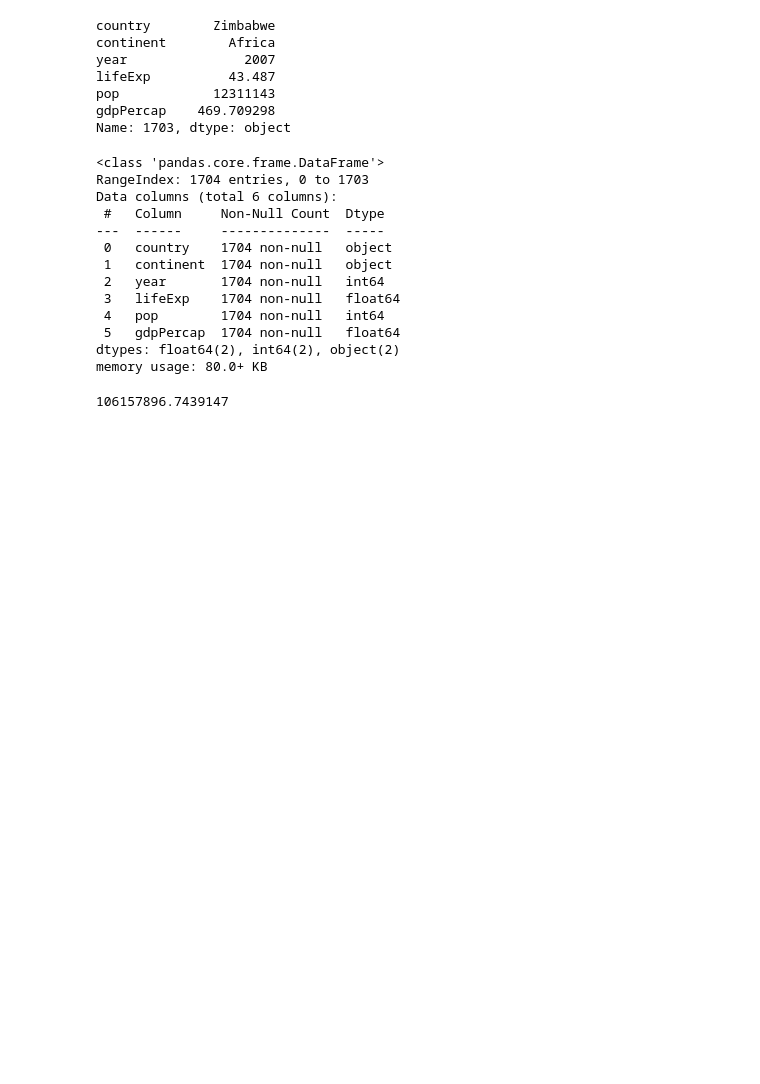
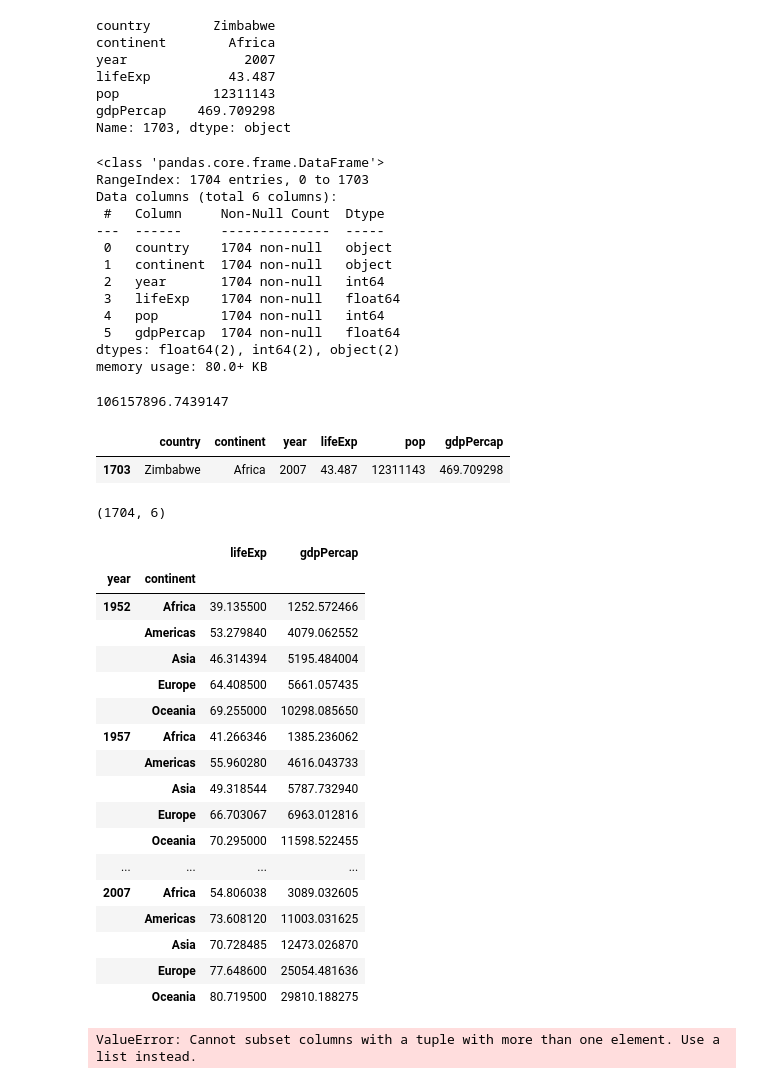
Before and after one commit to shimseonjo1/python_test_code, a Jupyter notebook: 04_pandas/2장.ipynb, the cells around one changed output. Cells and saved outputs as stored; diff of their text form; code cells hidden in the pictures; blank space fills up the shorter version.

```diff
--- a/04_pandas/2장.ipynb
+++ b/04_pandas/2장.ipynb
@@ -164,3 +164,37 @@ memory usage: 80.0+ KB
 df['pop'].std()
 # %% [output]
 106157896.7439147
+# %%
+df.tail(1)
+# %% [output]
+|  | country | continent | year | lifeExp | pop | gdpPercap |
+| 1703 | Zimbabwe | Africa | 2007 | 43.487 | 12311143 | 469.709298 |
+# %%
+df.shape
+# %% [output]
+(1704, 6)
+# %%
+df.groupby(['year','continent'])[['lifeExp','gdpPercap']].mean()
+# %% [output]
+|  |  | lifeExp | gdpPercap |
+| year | continent |  |  |
+| 1952 | Africa | 39.135500 | 1252.572466 |
+|  | Americas | 53.279840 | 4079.062552 |
+|  | Asia | 46.314394 | 5195.484004 |
+|  | Europe | 64.408500 | 5661.057435 |
+|  | Oceania | 69.255000 | 10298.085650 |
+| 1957 | Africa | 41.266346 | 1385.236062 |
+|  | Americas | 55.960280 | 4616.043733 |
+|  | Asia | 49.318544 | 5787.732940 |
+|  | Europe | 66.703067 | 6963.012816 |
+|  | Oceania | 70.295000 | 11598.522455 |
+| ... | ... | ... | ... |
+| 2007 | Africa | 54.806038 | 3089.032605 |
+|  | Americas | 73.608120 | 11003.031625 |
+|  | Asia | 70.728485 | 12473.026870 |
+|  | Europe | 77.648600 | 25054.481636 |
+|  | Oceania | 80.719500 | 29810.188275 |
+# %%
+df.groupby(['year','continent'])[['lifeExp','pop'].mean()
+# %% [output]
+ValueError: Cannot subset columns with a tuple with more than one element. Use a list instead.
```
Also changed, not shown: parts of 6 cells of this notebook, 2 other files.
